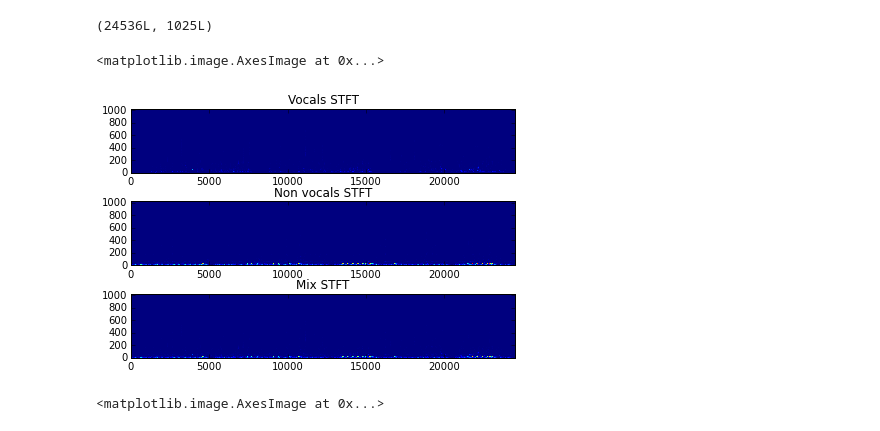
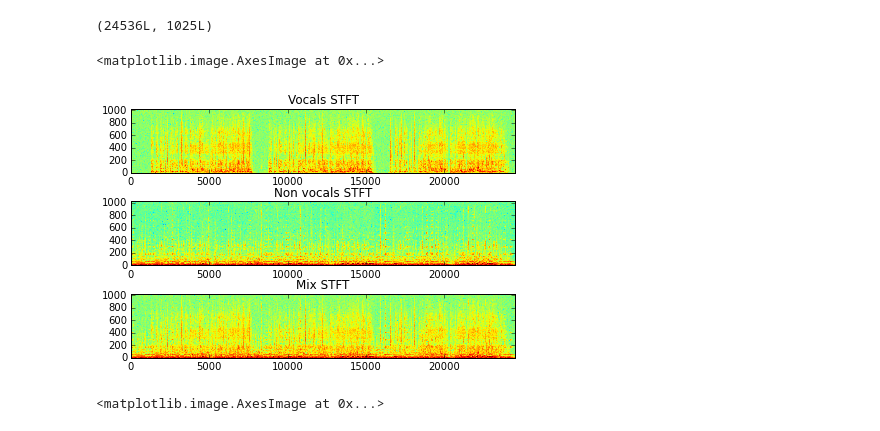
Before and after one commit to artursg/deepkaraoke, a Jupyter notebook: Deep_Karaoke.ipynb, the cells around one changed output. Cells and saved outputs as stored; diff of their text form; code cells hidden in the pictures.

Commit message:
Changed plot to log for spectra. Basic DNN.

```diff
--- a/Deep_Karaoke.ipynb
+++ b/Deep_Karaoke.ipynb
@@ -103,15 +103,15 @@ vocals_ft.shape
 # %%
 f, axarr = plt.subplots(3)
 plt.tight_layout()
 axarr[0].set_title('Vocals STFT')
-axarr[0].imshow(scipy.absolute(vocals_ft.T), aspect='auto', origin='lower', interpolation='nearest')
+axarr[0].imshow(scipy.log(scipy.absolute(vocals_ft.T)), aspect='auto', origin='lower', interpolation='nearest')
 axarr[1].set_title('Non vocals STFT')
-axarr[1].imshow(scipy.absolute(non_vocals_ft.T), aspect='auto', origin='lower', interpolation='nearest')
+axarr[1].imshow(scipy.log(scipy.absolute(non_vocals_ft.T)), aspect='auto', origin='lower', interpolation='nearest')
 axarr[2].set_title('Mix STFT')
-axarr[2].imshow(scipy.absolute(mix_ft.T), aspect='auto', origin='lower', interpolation='nearest')
+axarr[2].imshow(scipy.log(scipy.absolute(mix_ft.T)), aspect='auto', origin='lower', interpolation='nearest')
 # %% [output]
 <matplotlib.image.AxesImage at 0x...>
-[figure, old version]
+[figure, new version]
 # %%
 # Using only magnitude
 mag_vocals_ft = scipy.absolute(vocals_ft)
```
Also changed, not shown: parts of 2 cells of this notebook.
